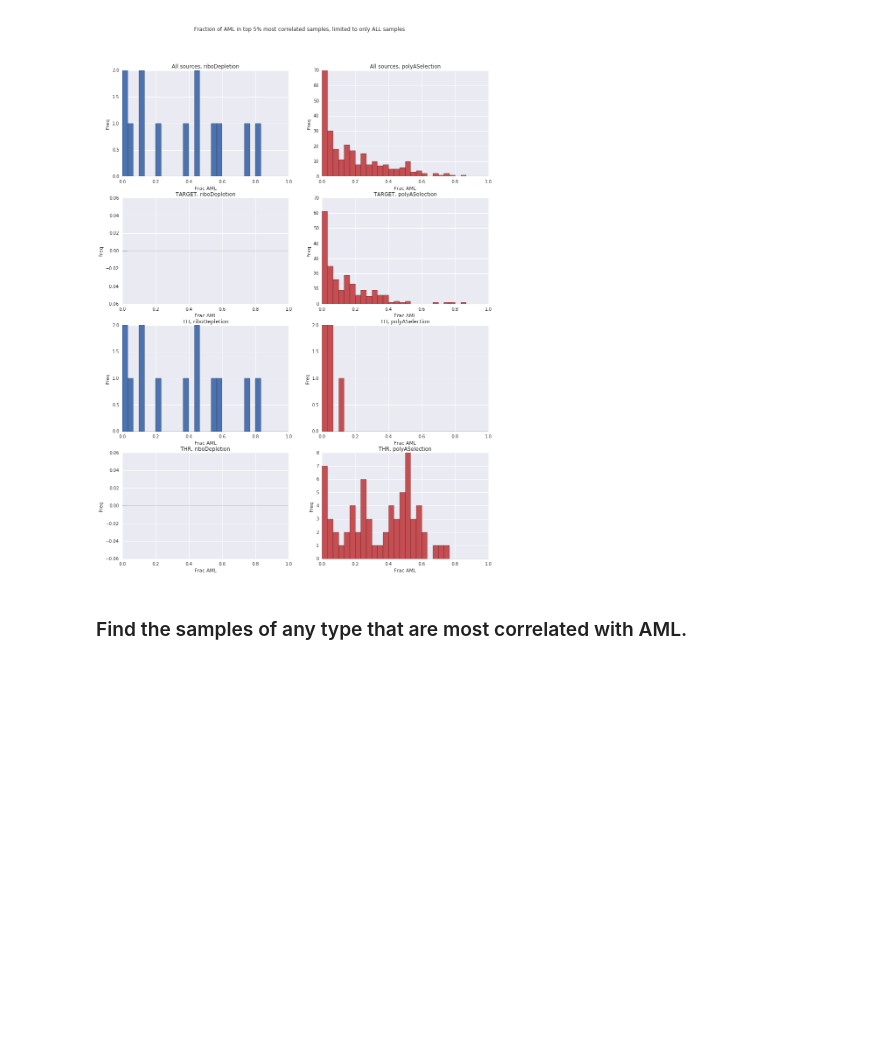
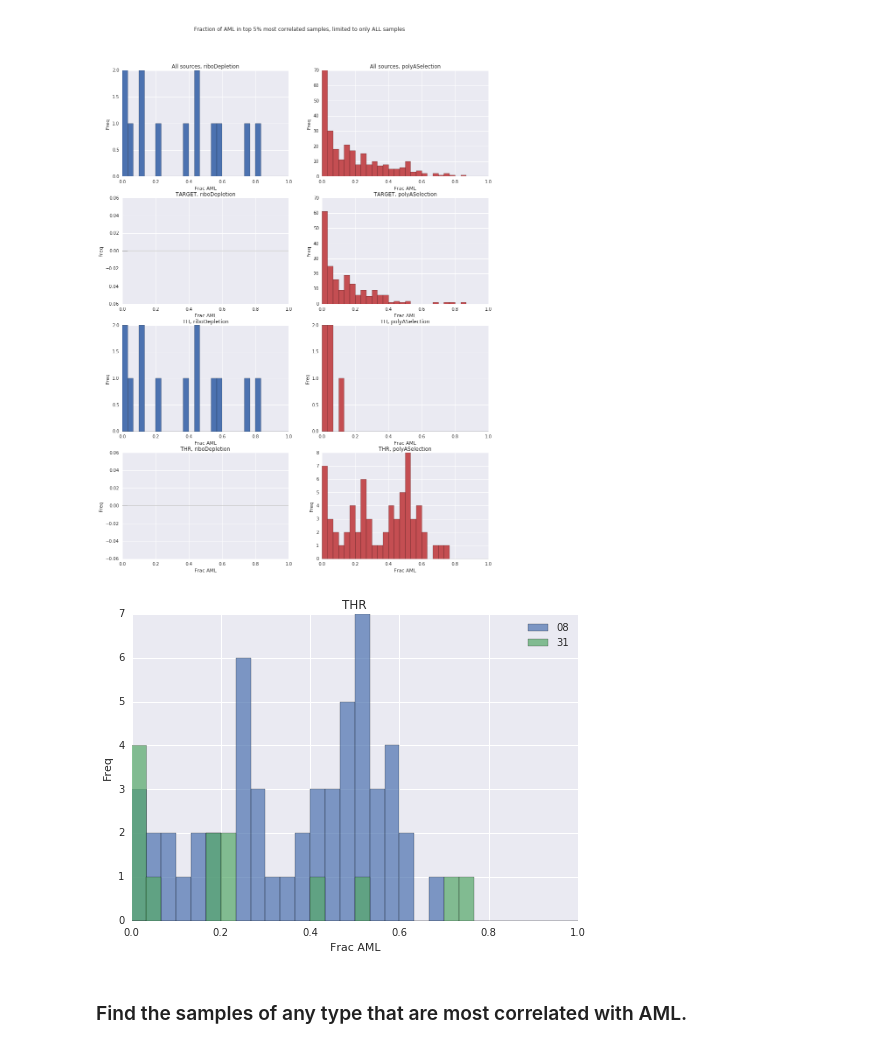
Before and after one commit to KellerJordan/TURG-Research, a Jupyter notebook: Analysis.ipynb, the cells around one changed output. Saved outputs shown, nothing was run; the diff lists cells and outputs as text; code cells hidden in the pictures; blank space fills up the shorter version.

```diff
--- a/Analysis.ipynb
+++ b/Analysis.ipynb
@@ -100,9 +102,9 @@ samples_df = pd.DataFrame({'frac_AML': fracs_aml, 'source': sources, 'prep_type'
 samples_df.index.name = 'THid'
 samples_df = samples_df[pd.notnull(samples_df['frac_AML'])]
 # %%
-def plot_criterion(df, criterion=None, title=None, range=(0, 1), color='blue'):
+def plot_criterion(df, criterion=None, title=None, range=(0, 1), color='blue', alpha=1.0, label=''):
     src_df = df if criterion is None else df.loc[criterion]
-    plt.hist(src_df['frac_AML'], bins=30, range=range, color=color)
+    plt.hist(src_df['frac_AML'], bins=30, range=range, color=color, alpha=alpha, label=label)
     if title is not None:
         plt.title(title)
     plt.xlabel('Frac AML')
@@ -153,6 +155,24 @@ plot_criterion(samples_df, criterion, title='THR, polyASelection', color=color_2
 plt.show()
 # %% [output]
 [figure]
+# %%
+sub_sources = pd.Series()
+for sample in samples_with_ALL:
+    m = re.search(r'[0-9][0-9]', sample)
+    sub_src = sample[m.start():m.end()]
+    sub_sources[sample] = sub_src
+samples_df['sub_source'] = sub_sources
+# %%
+src_constraint = samples_df['source'] == 'THR'
+sub_srcs = samples_df.loc[src_constraint]['sub_source'].unique()
+constraints = {sub_src: (src_constraint & (samples_df['sub_source'] == sub_src)) for sub_src in sub_srcs}
+
+for i, (subsrc, constraint) in enumerate(constraints.items()):
+    plot_criterion(samples_df, constraint, title='THR', color=palette[i], alpha=0.7, label=subsrc)
+    plt.legend(loc='upper right')
+plt.show()
+# %% [output]
+[figure, added]
 # %% [markdown]
 ### Find the samples of any type that are most correlated with AML.
 # %%
```
Also changed, not shown: parts of 2 cells of this notebook.
